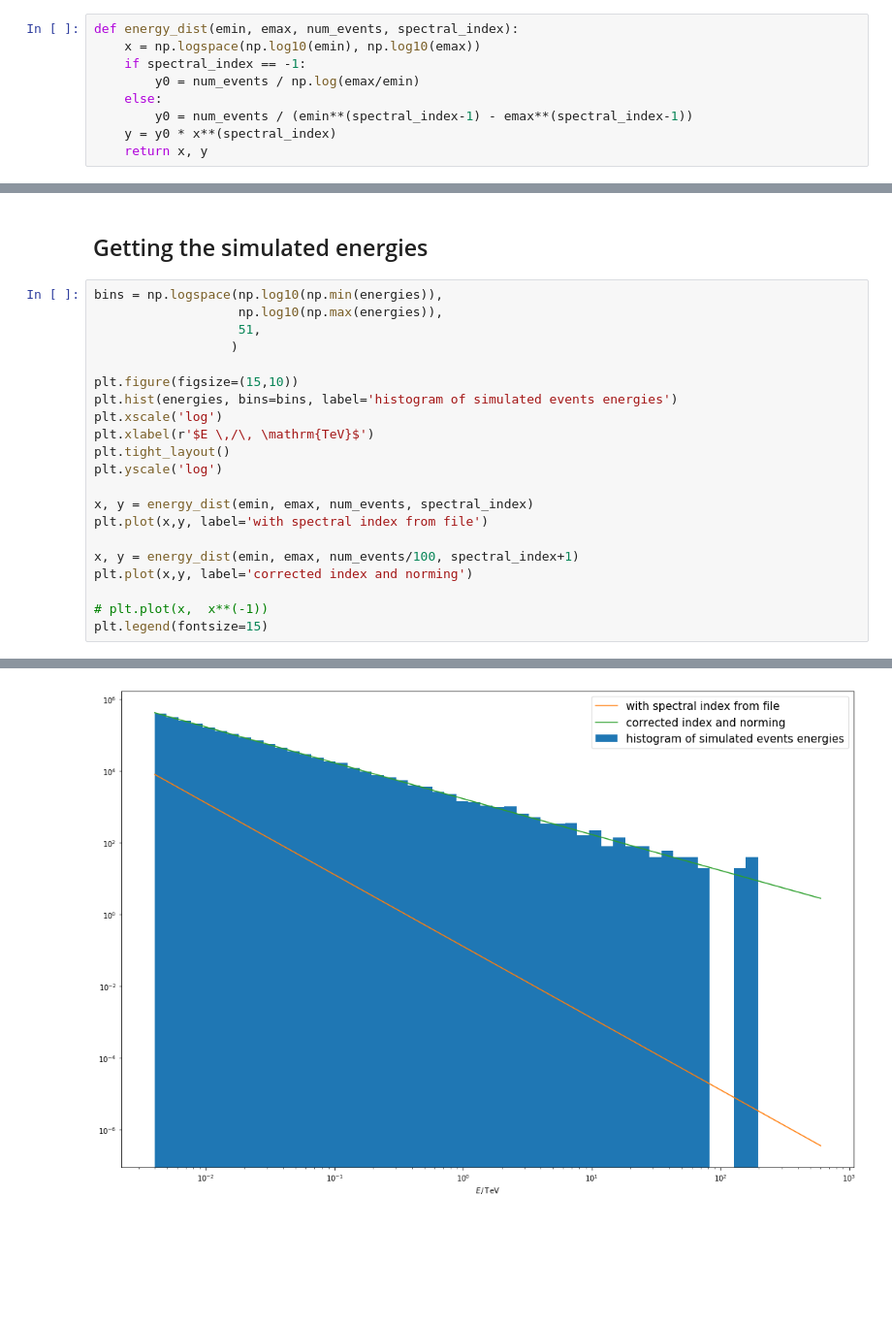
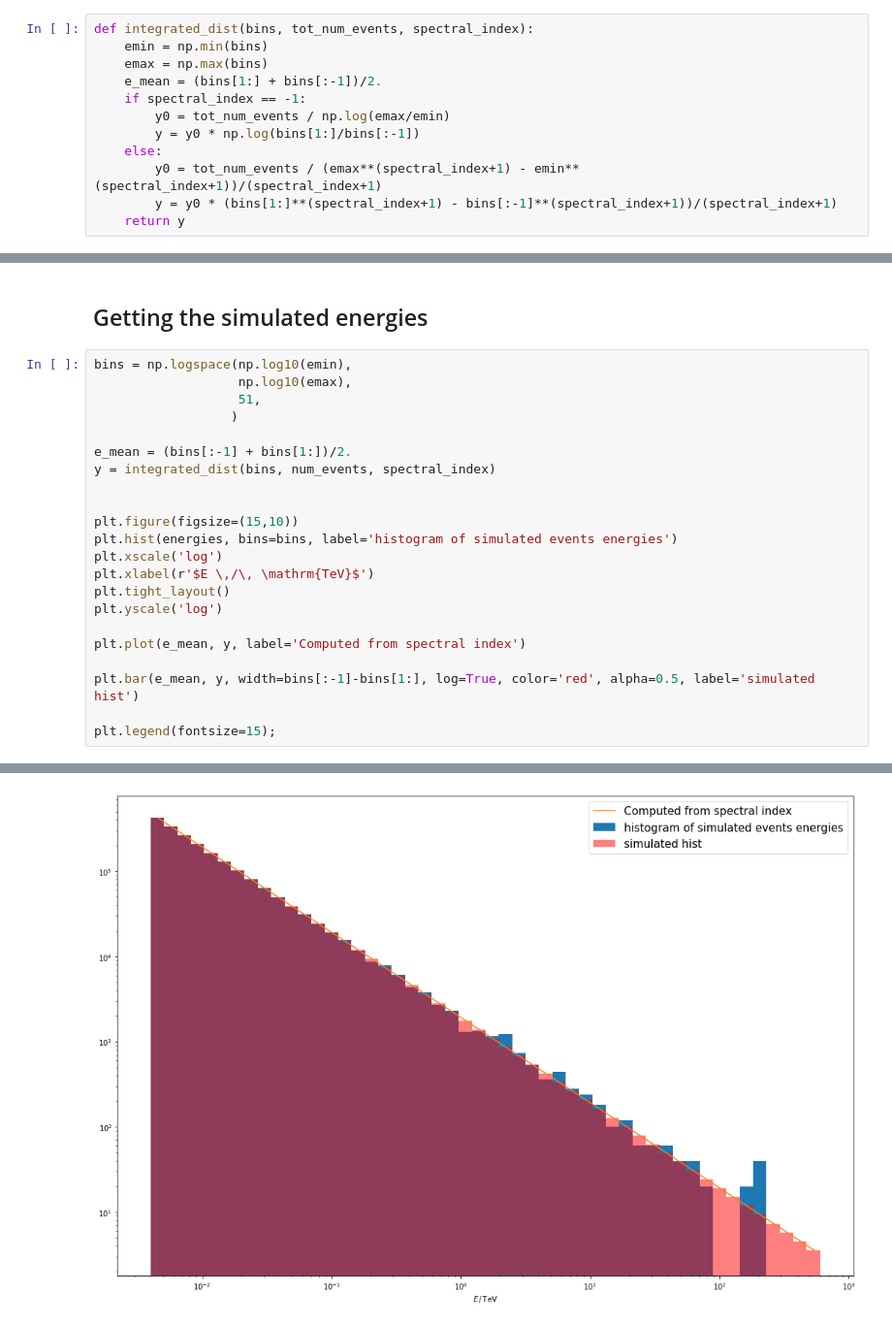
Before and after one commit to vuillaut/pyeventio, a Jupyter notebook: examples/compare_e_distri.ipynb, the cells around one changed output, grey strips where cells are left out. Shown at 97% size. Cells and saved outputs as stored; diff of their text form; blank space fills up the shorter version.

Commit message:
correct histogram calculation

```diff
--- a/examples/compare_e_distri.ipynb
+++ b/examples/compare_e_distri.ipynb
@@ -53,23 +53,30 @@ $$
 N_{tot} = \frac{E_{max}^{\gamma+1} - E_{min}^{\gamma+1}}{\gamma + 1}
 $$
 # %%
-def energy_dist(emin, emax, num_events, spectral_index):
-    x = np.logspace(np.log10(emin), np.log10(emax))
+def integrated_dist(bins, tot_num_events, spectral_index):
+    emin = np.min(bins)
+    emax = np.max(bins)
+    e_mean = (bins[1:] + bins[:-1])/2.
     if spectral_index == -1:
-        y0 = num_events / np.log(emax/emin)
+        y0 = tot_num_events / np.log(emax/emin)
+        y = y0 * np.log(bins[1:]/bins[:-1])
     else:
-        y0 = num_events / (emin**(spectral_index-1) - emax**(spectral_index-1))
-    y = y0 * x**(spectral_index)
-    return x, y
+        y0 = tot_num_events / (emax**(spectral_index+1) - emin**(spectral_index+1))/(spectral_index+1)
+        y = y0 * (bins[1:]**(spectral_index+1) - bins[:-1]**(spectral_index+1))/(spectral_index+1)
+    return y
 # %% [markdown]
 ---
 # %% [markdown]
 ## Getting the simulated energies
 # %%
-bins = np.logspace(np.log10(np.min(energies)),
-                   np.log10(np.max(energies)),
+bins = np.logspace(np.log10(emin),
+                   np.log10(emax),
                    51,
                   )
+
+e_mean = (bins[:-1] + bins[1:])/2.
+y = integrated_dist(bins, num_events, spectral_index)
+
 
 plt.figure(figsize=(15,10))
 plt.hist(energies, bins=bins, label='histogram of simulated events energies')
@@ -78,12 +85,9 @@ plt.xlabel(r'$E \,/\, \mathrm{TeV}$')
 plt.tight_layout()
 plt.yscale('log')
 
-x, y = energy_dist(emin, emax, num_events, spectral_index)
-plt.plot(x,y, label='with spectral index from file')
+plt.plot(e_mean, y, label='Computed from spectral index')
 
-x, y = energy_dist(emin, emax, num_events/100, spectral_index+1)
-plt.plot(x,y, label='corrected index and norming')
+plt.bar(e_mean, y, width=bins[:-1]-bins[1:], log=True, color='red', alpha=0.5, label='simulated hist')
 
-# plt.plot(x,  x**(-1))
-plt.legend(fontsize=15)
+plt.legend(fontsize=15);
 # %% [output]
@@ -91 +94 @@ plt.legend(fontsize=15)
-[figure, old version]
+[figure, new version]
```
Also changed, not shown: parts of 1 cell of this notebook.
